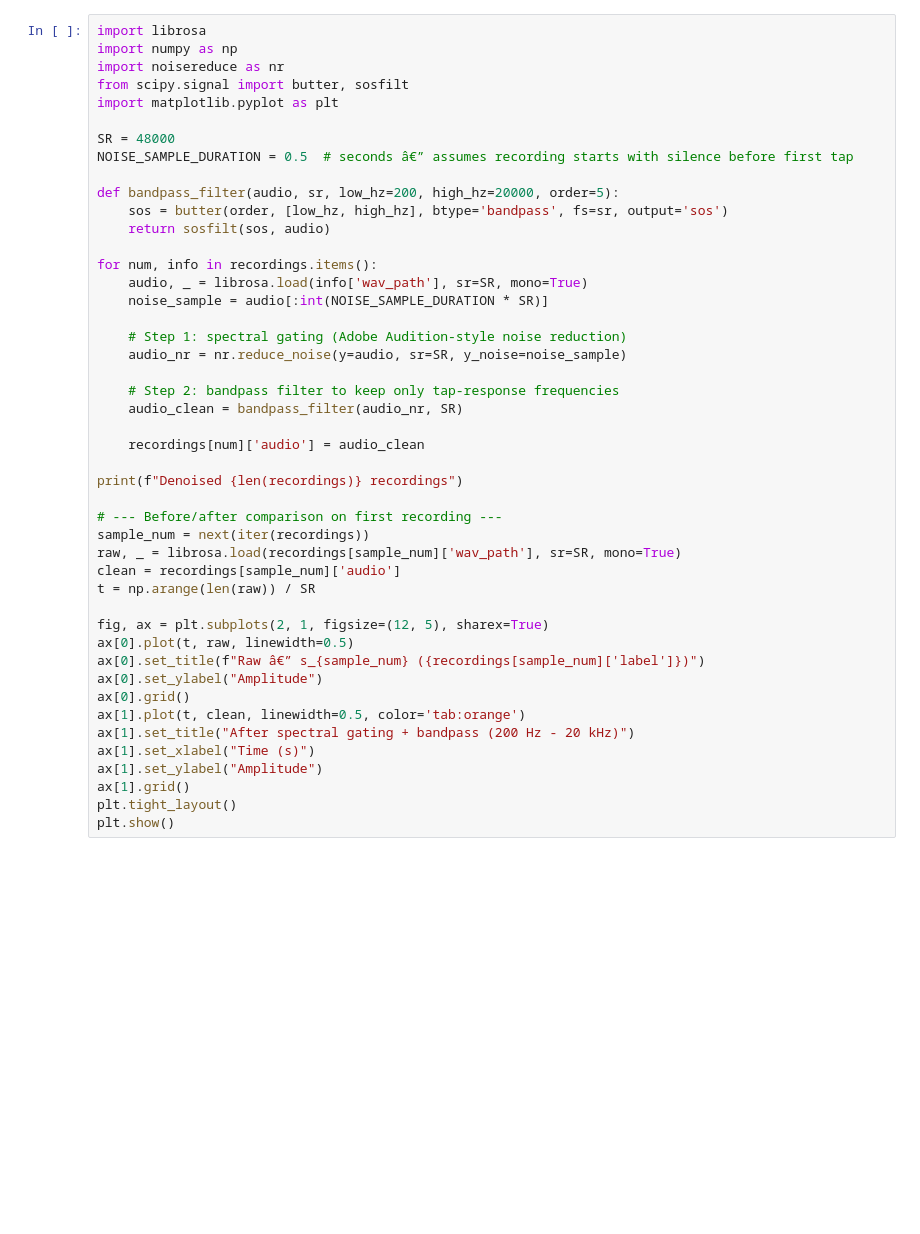
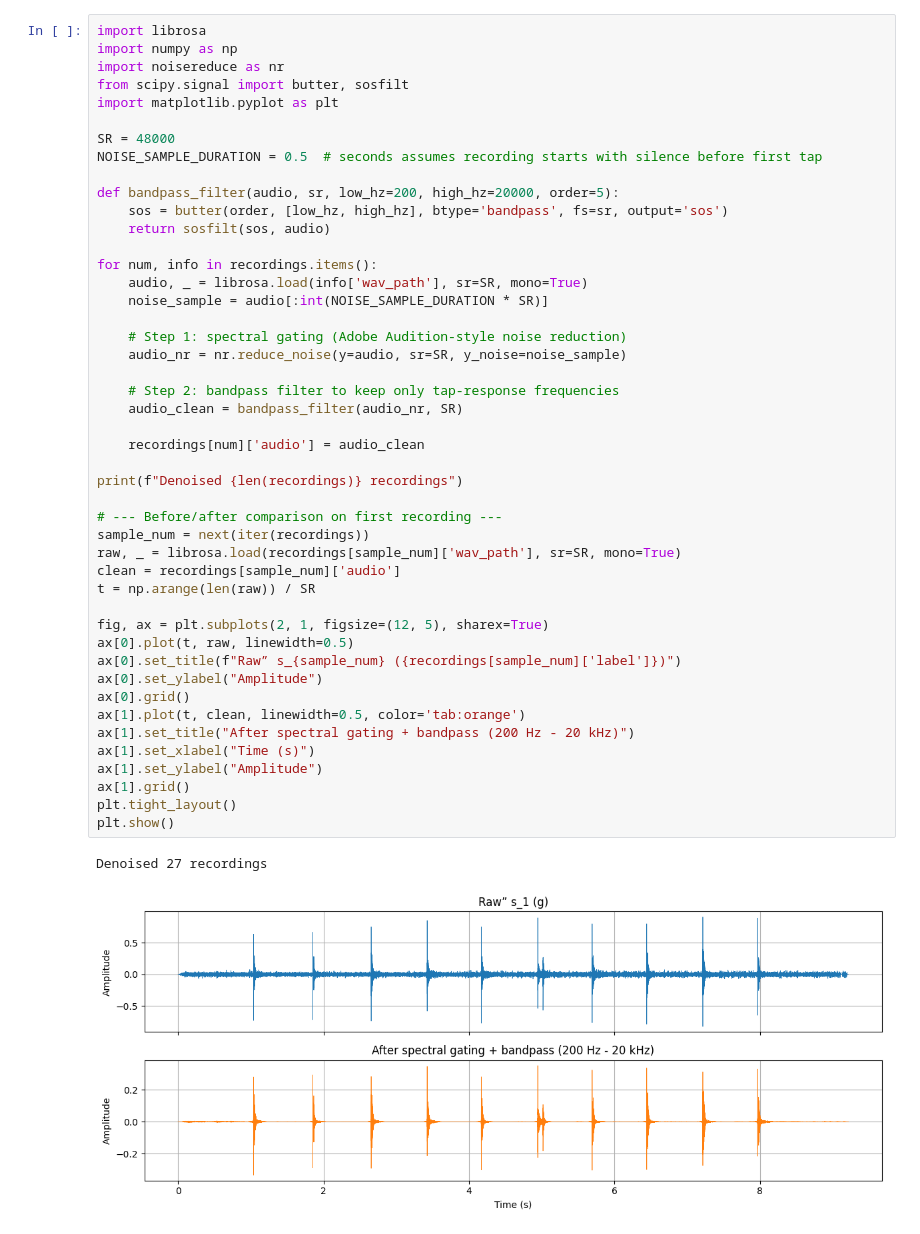
Before and after one commit to o-blip/school-2026-spring, a Jupyter notebook: Machine Learning/HW2/hw2.ipynb, the cells around one changed output. Drawn from its saved outputs; the diff is of its cells as text; blank space fills up the shorter version.

```diff
--- a/Machine Learning/HW2/hw2.ipynb
+++ b/Machine Learning/HW2/hw2.ipynb
@@ -29,7 +39,7 @@ from scipy.signal import butter, sosfilt
 import matplotlib.pyplot as plt
 
 SR = 48000
-NOISE_SAMPLE_DURATION = 0.5  # seconds â€” assumes recording starts with silence before first tap
+NOISE_SAMPLE_DURATION = 0.5  # seconds assumes recording starts with silence before first tap
 
 def bandpass_filter(audio, sr, low_hz=200, high_hz=20000, order=5):
     sos = butter(order, [low_hz, high_hz], btype='bandpass', fs=sr, output='sos')
@@ -39,31 +49,34 @@ for num, info in recordings.items():
     audio, _ = librosa.load(info['wav_path'], sr=SR, mono=True)
     noise_sample = audio[:int(NOISE_SAMPLE_DURATION * SR)]
 
     # Step 1: spectral gating (Adobe Audition-style noise reduction)
     audio_nr = nr.reduce_noise(y=audio, sr=SR, y_noise=noise_sample)
 
     # Step 2: bandpass filter to keep only tap-response frequencies
     audio_clean = bandpass_filter(audio_nr, SR)
 
     recordings[num]['audio'] = audio_clean
 
 print(f"Denoised {len(recordings)} recordings")
 
 # --- Before/after comparison on first recording ---
 sample_num = next(iter(recordings))
 raw, _ = librosa.load(recordings[sample_num]['wav_path'], sr=SR, mono=True)
 clean = recordings[sample_num]['audio']
 t = np.arange(len(raw)) / SR
 
 fig, ax = plt.subplots(2, 1, figsize=(12, 5), sharex=True)
 ax[0].plot(t, raw, linewidth=0.5)
-ax[0].set_title(f"Raw â€” s_{sample_num} ({recordings[sample_num]['label']})")
+ax[0].set_title(f"Raw” s_{sample_num} ({recordings[sample_num]['label']})")
 ax[0].set_ylabel("Amplitude")
 ax[0].grid()
 ax[1].plot(t, clean, linewidth=0.5, color='tab:orange')
 ax[1].set_title("After spectral gating + bandpass (200 Hz - 20 kHz)")
 ax[1].set_xlabel("Time (s)")
 ax[1].set_ylabel("Amplitude")
 ax[1].grid()
 plt.tight_layout()
 plt.show()
+# %% [output]
+Denoised 27 recordings
+[figure, added]
```
Also changed, not shown: parts of 19 cells of this notebook, 10 other files.
